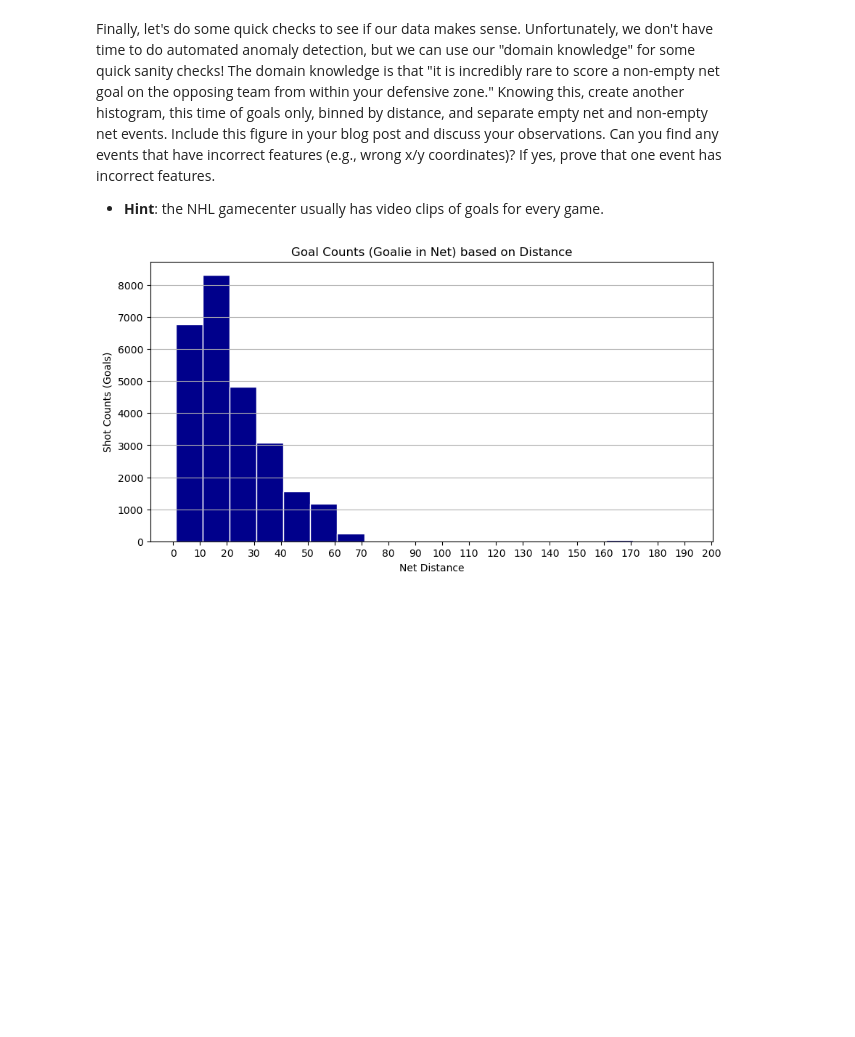
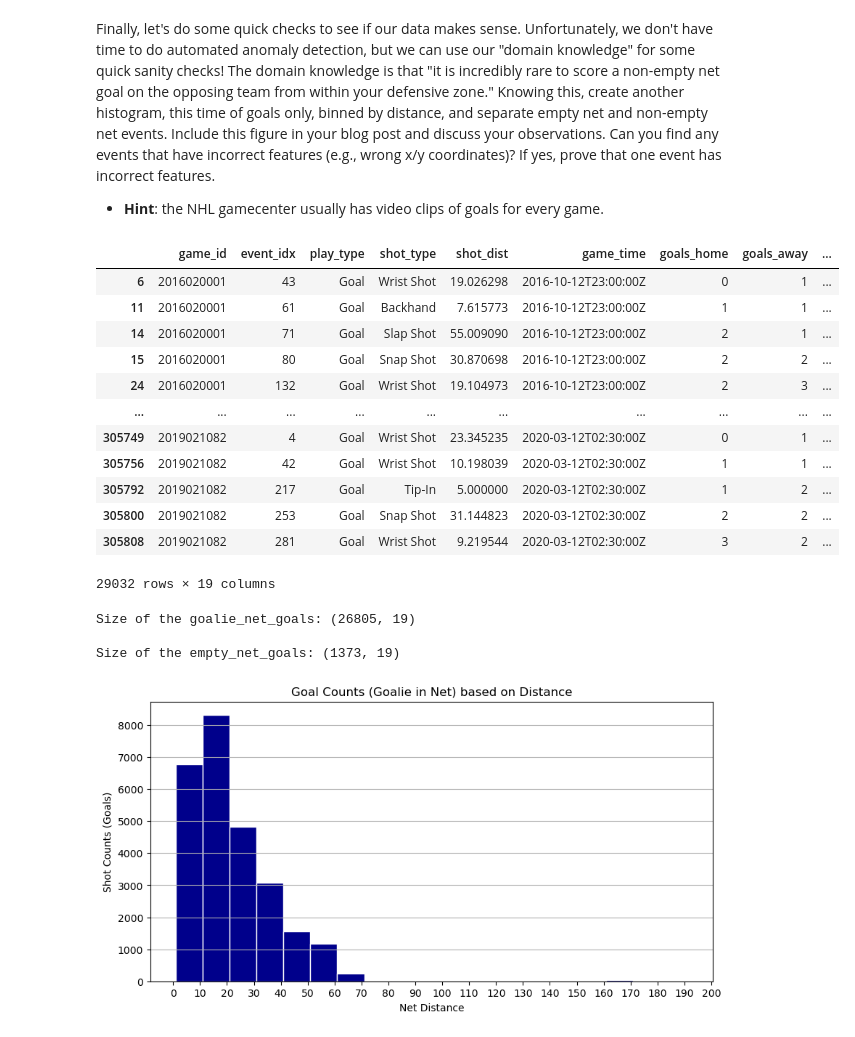
Before and after one commit to hfereidouni/DataScience, a Jupyter notebook: Milestone2/FeatureEngineering1_Q2.ipynb, the cells around one changed output. Saved outputs shown, nothing was run; the diff lists cells and outputs as text; code cells hidden in the pictures; blank space fills up the shorter version.

```diff
--- a/Milestone2/FeatureEngineering1_Q2.ipynb
+++ b/Milestone2/FeatureEngineering1_Q2.ipynb
@@ -324,10 +344,30 @@ Two line charts show the goal rate based on the **angle** and **distance** to th
 Finally, let's do some quick checks to see if our data makes sense. Unfortunately, we don't have time to do automated anomaly detection, but we can use our "domain knowledge" for some quick sanity checks! The domain knowledge is that "it is incredibly rare to score a non-empty net goal on the opposing team from within your defensive zone." Knowing this, create another histogram, this time of goals only, binned by distance, and separate empty net and non-empty net events. Include this figure in your blog post and discuss your observations. Can you find any events that have incorrect features (e.g., wrong x/y coordinates)? If yes, prove that one event has incorrect features.
 
 - **Hint**: the NHL gamecenter usually has video clips of goals for every game.
+# %%
+# Selecting rows where 'is_goal' is True
+Frame = train_df.query('is_goal == 1')
+#Frame.head(10)
+#Frame.tail(10)
+Frame
+# %% [output]
+|  | game_id | event_idx | play_type | shot_type | shot_dist | game_time | goals_home | goals_away | ... |
+| 6 | 2016020001 | 43 | Goal | Wrist Shot | 19.026298 | 2016-10-12T23:00:00Z | 0 | 1 | ... |
+| 11 | 2016020001 | 61 | Goal | Backhand | 7.615773 | 2016-10-12T23:00:00Z | 1 | 1 | ... |
+| 14 | 2016020001 | 71 | Goal | Slap Shot | 55.009090 | 2016-10-12T23:00:00Z | 2 | 1 | ... |
+| 15 | 2016020001 | 80 | Goal | Snap Shot | 30.870698 | 2016-10-12T23:00:00Z | 2 | 2 | ... |
+| 24 | 2016020001 | 132 | Goal | Wrist Shot | 19.104973 | 2016-10-12T23:00:00Z | 2 | 3 | ... |
+| ... | ... | ... | ... | ... | ... | ... | ... | ... | ... |
+| 305749 | 2019021082 | 4 | Goal | Wrist Shot | 23.345235 | 2020-03-12T02:30:00Z | 0 | 1 | ... |
+| 305756 | 2019021082 | 42 | Goal | Wrist Shot | 10.198039 | 2020-03-12T02:30:00Z | 1 | 1 | ... |
+| 305792 | 2019021082 | 217 | Goal | Tip-In | 5.000000 | 2020-03-12T02:30:00Z | 1 | 2 | ... |
+| 305800 | 2019021082 | 253 | Goal | Snap Shot | 31.144823 | 2020-03-12T02:30:00Z | 2 | 2 | ... |
+| 305808 | 2019021082 | 281 | Goal | Wrist Shot | 9.219544 | 2020-03-12T02:30:00Z | 3 | 2 | ... |
+29032 rows × 19 columns
 # %%
 # Goal Success Analysis in Hockey: With vs. Without Goalies
+goalie_net_goals = train_df.query('empty_Net == 0 and is_goal == 1')
 empty_net_goals = train_df.query('empty_Net == 1 and is_goal == 1')
-goalie_net_goals = train_df.query('empty_Net == 0 and is_goal == 1')
 
 # Histogram Bin Calculation
 bin_step = 10
@@ -357,6 +397,14 @@ def plot_merged_goals_hist(data1, data2, title, x_label, y_label, bins1, bins2,
     plt.grid(axis='y')
     plt.legend()
     plt.savefig(save_path)
+
+# The DataFrame's Shape
+print('\n' + "Size of the goalie_net_goals: " + str(goalie_net_goals.shape))
+print('\n' + "Size of the empty_net_goals: " + str(empty_net_goals.shape) + '\n')
+# %% [output]
+Size of the goalie_net_goals: (26805, 19)
+
+Size of the empty_net_goals: (1373, 19)
 # %%
 # Plot Histogram for Goals with Goalie in Net
 plot_goals_hist(
```
Also changed, not shown: parts of 9 cells of this notebook, 5 other files.
